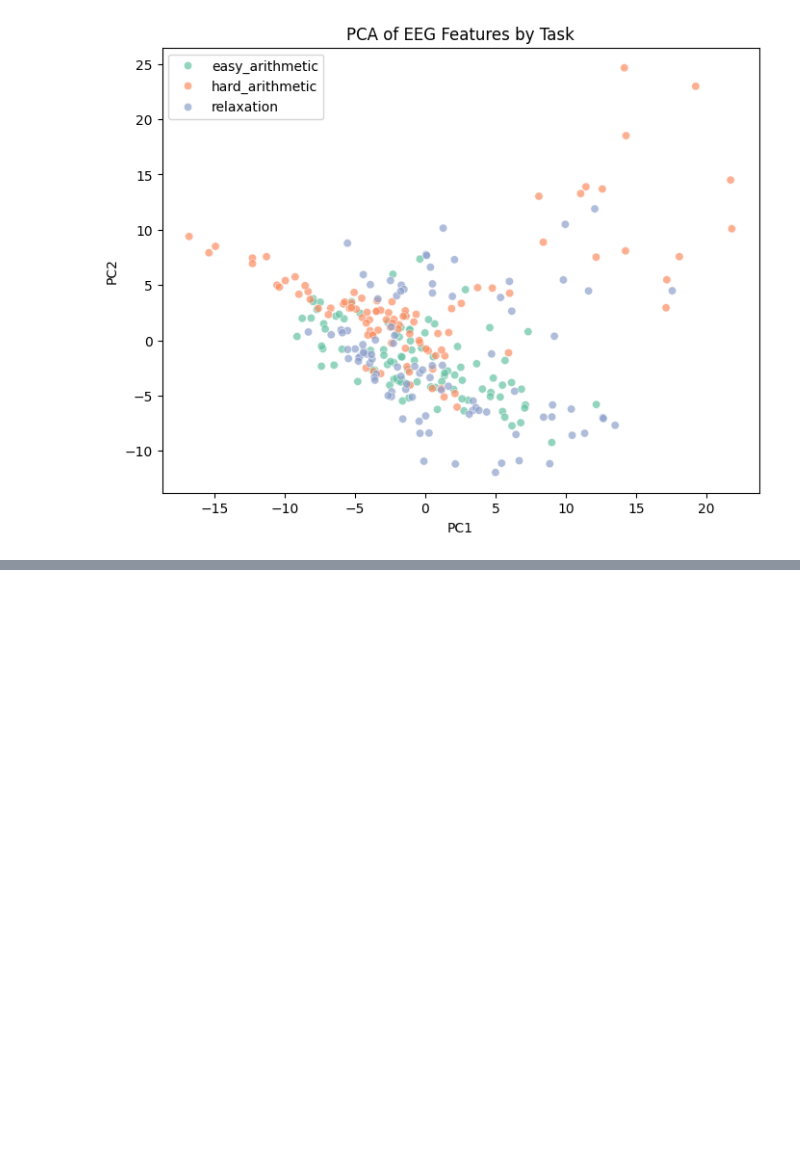
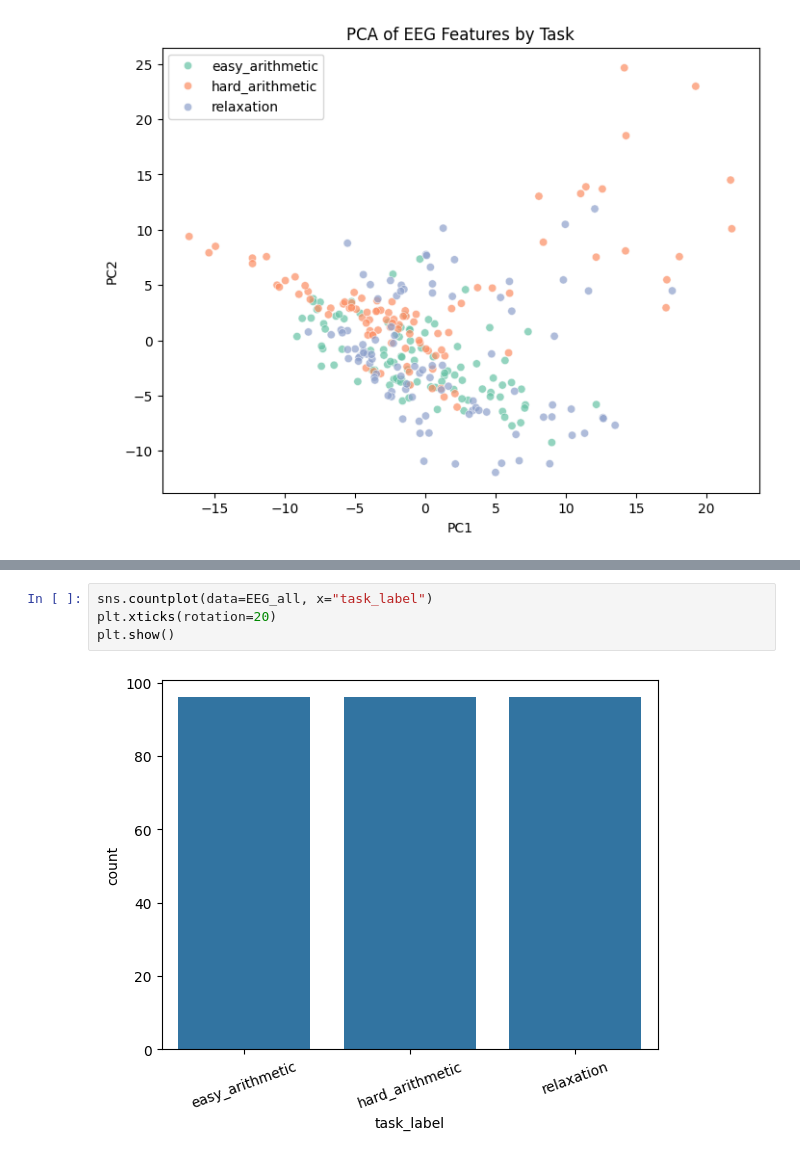
Before and after one commit to utsimul/Cognitive_workload_estimation, a Jupyter notebook: EDA/EEG_30_EDA.ipynb, the cells around one changed output, grey strips where cells are left out. Cells and saved outputs as stored; diff of their text form; blank space fills up the shorter version.

```diff
--- a/EDA/EEG_30_EDA.ipynb
+++ b/EDA/EEG_30_EDA.ipynb
@@ -321,0 +341,6 @@ plt.show()
+# %%
+sns.countplot(data=EEG_all, x="task_label")
+plt.xticks(rotation=20)
+plt.show()
+# %% [output]
+[figure, added]
```
Also changed, not shown: parts of 5 cells of this notebook.
